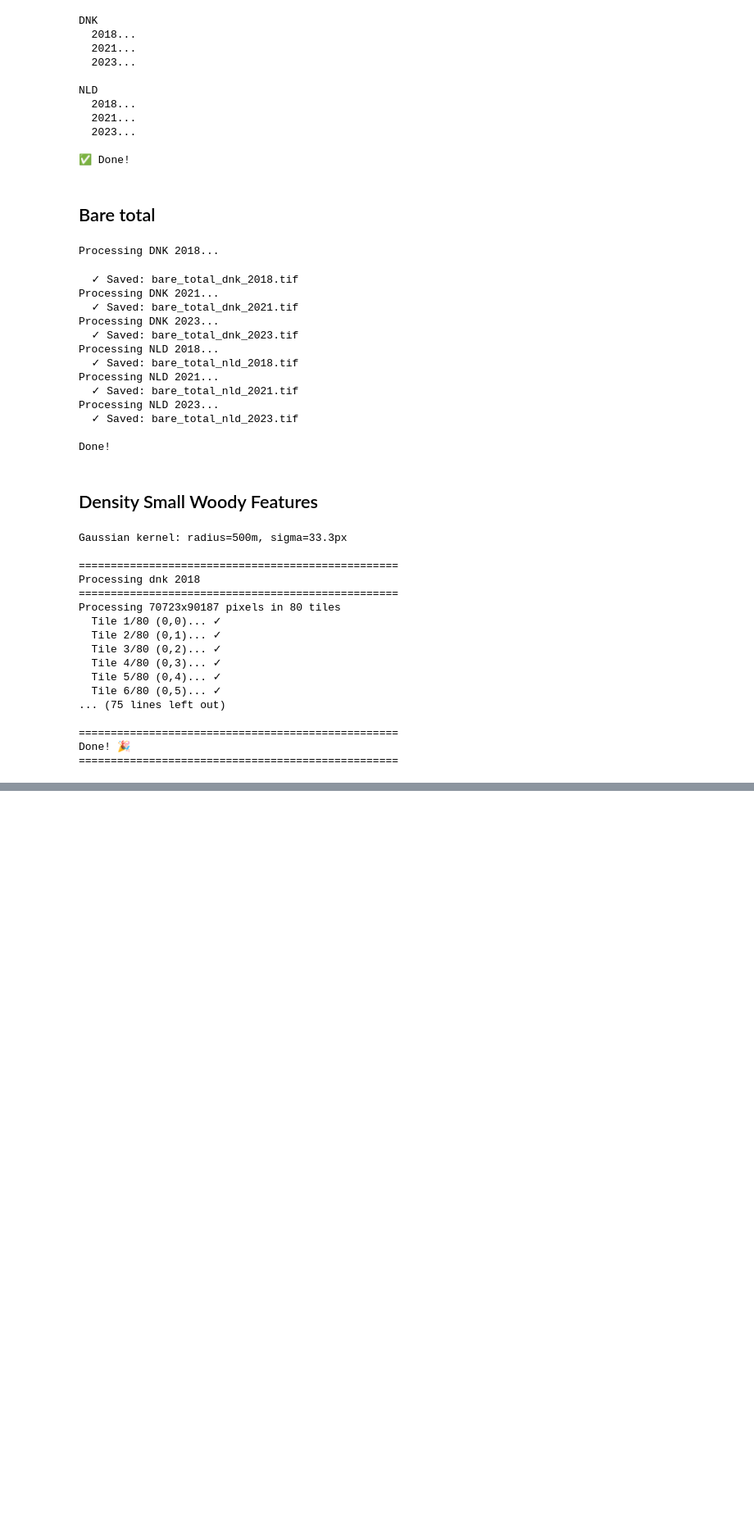
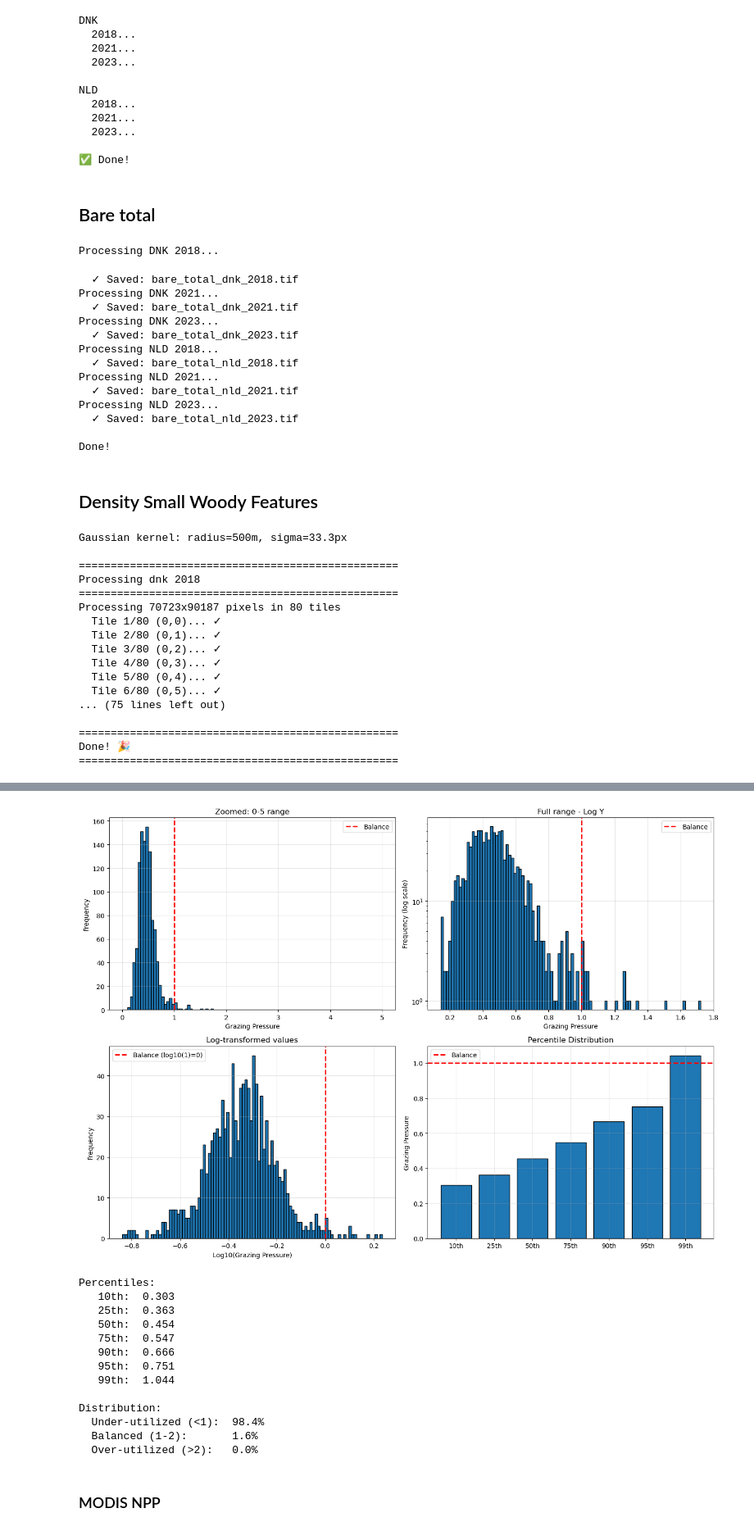
Before and after one commit to Assimila/LEON-P5, a Jupyter notebook: 1_prep_land_use.ipynb, the cells around one changed output, grey strips where cells are left out. Shown at 82% size. Drawn from its saved outputs; the diff is of its cells as text; code cells hidden in the pictures; blank space fills up the shorter version.

Commit message:
feat: grazing intensity using MODIS NPP

```diff
--- a/1_prep_land_use.ipynb
+++ b/1_prep_land_use.ipynb
@@ -846,0 +956,75 @@ Done! 🎉
+# %%
+import matplotlib.pyplot as plt
+
+fig, axes = plt.subplots(2, 2, figsize=(14, 10))
+
+# 1. Original histogram (zoomed to 0-5)
+axes[0, 0].hist(valid, bins=100, edgecolor='black', range=(0, 5))
+axes[0, 0].axvline(1.0, color='red', linestyle='--', linewidth=2, label='Balance')
+axes[0, 0].set_xlabel('Grazing Pressure')
+axes[0, 0].set_ylabel('Frequency')
+axes[0, 0].set_title('Zoomed: 0-5 range')
+axes[0, 0].legend()
+axes[0, 0].grid(alpha=0.3)
+
+# 2. Log scale Y-axis
+axes[0, 1].hist(valid, bins=100, edgecolor='black')
+axes[0, 1].axvline(1.0, color='red', linestyle='--', linewidth=2, label='Balance')
+axes[0, 1].set_xlabel('Grazing Pressure')
+axes[0, 1].set_ylabel('Frequency (log scale)')
+axes[0, 1].set_yscale('log')
+axes[0, 1].set_title('Full range - Log Y')
+axes[0, 1].legend()
+axes[0, 1].grid(alpha=0.3)
+
+# 3. Log scale both axes
+axes[1, 0].hist(np.log10(valid[valid > 0]), bins=100, edgecolor='black')
+axes[1, 0].axvline(0, color='red', linestyle='--', linewidth=2, label='Balance (log10(1)=0)')
+axes[1, 0].set_xlabel('Log10(Grazing Pressure)')
+axes[1, 0].set_ylabel('Frequency')
+axes[1, 0].set_title('Log-transformed values')
+axes[1, 0].legend()
+axes[1, 0].grid(alpha=0.3)
+
+# 4. Percentiles
+percentiles = [10, 25, 50, 75, 90, 95, 99]
+values = [np.percentile(valid, p) for p in percentiles]
+axes[1, 1].bar(range(len(percentiles)), values, edgecolor='black')
+axes[1, 1].axhline(1.0, color='red', linestyle='--', linewidth=2, label='Balance')
+axes[1, 1].set_xticks(range(len(percentiles)))
+axes[1, 1].set_xticklabels([f'{p}th' for p in percentiles])
+axes[1, 1].set_ylabel('Grazing Pressure')
+axes[1, 1].set_title('Percentile Distribution')
+axes[1, 1].legend()
+axes[1, 1].grid(alpha=0.3)
+
+plt.tight_layout()
+plt.show()
+
+# Print percentiles
+print("\nPercentiles:")
+for p, v in zip(percentiles, values):
+    print(f"  {p:3d}th: {v:6.3f}")
+
+# Count by category
+print(f"\nDistribution:")
+print(f"  Under-utilized (<1):  {100*np.sum(valid < 1)/len(valid):.1f}%")
+print(f"  Balanced (1-2):       {100*np.sum((valid >= 1) & (valid < 2))/len(valid):.1f}%")
+print(f"  Over-utilized (>2):   {100*np.sum(valid >= 2)/len(valid):.1f}%")
+# %% [output]
+[figure, added]
+Percentiles:
+   10th:  0.303
+   25th:  0.363
+   50th:  0.454
+   75th:  0.547
+   90th:  0.666
+   95th:  0.751
+   99th:  1.044
+
+Distribution:
+  Under-utilized (<1):  98.4%
+  Balanced (1-2):       1.6%
+  Over-utilized (>2):   0.0%
+# %% [markdown]
+### MODIS NPP
```
Also changed, not shown: parts of 18 cells of this notebook, 1 other file.
